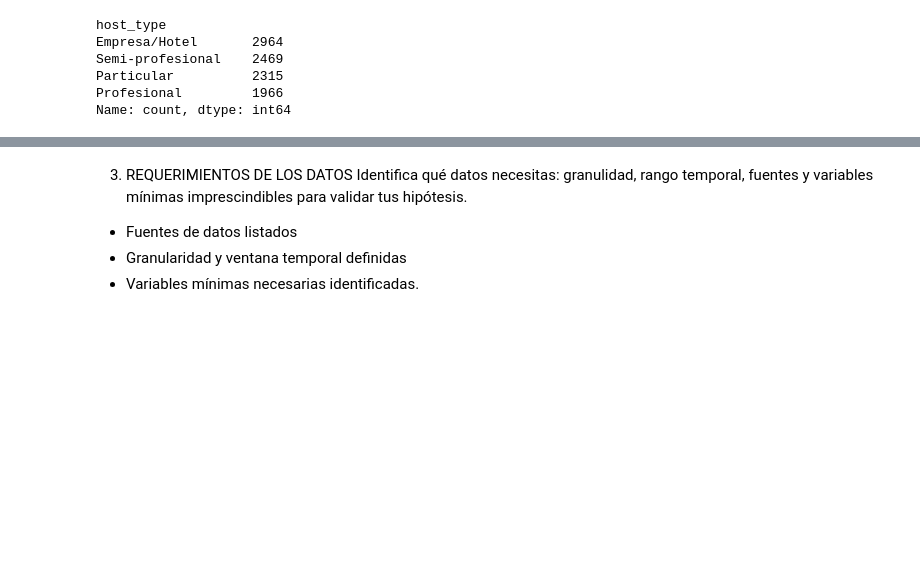
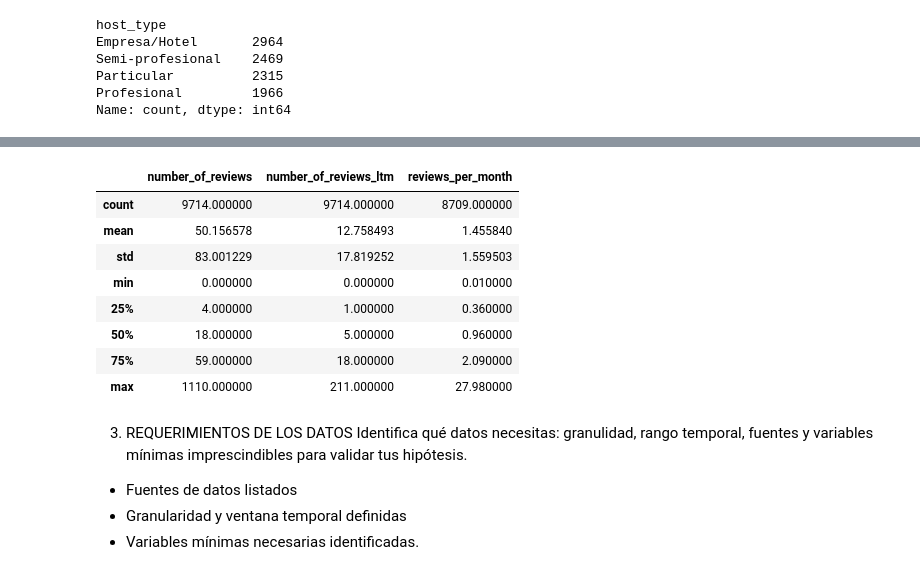
Before and after one commit to MHHsim/Proyect-Break-I, a Jupyter notebook: Fase_1_EDA.ipynb, the cells around one changed output, grey strips where cells are left out. Cells and saved outputs as stored; diff of their text form; code cells hidden in the pictures; blank space fills up the shorter version.

```diff
--- a/Fase_1_EDA.ipynb
+++ b/Fase_1_EDA.ipynb
@@ -150,3 +250,16 @@ Name: count, dtype: int64
+# %%
+# Tipos de reseñas
+df[["number_of_reviews", "number_of_reviews_ltm", "reviews_per_month"]].describe()
+# %% [output]
+|  | number_of_reviews | number_of_reviews_ltm | reviews_per_month |
+| count | 9714.000000 | 9714.000000 | 8709.000000 |
+| mean | 50.156578 | 12.758493 | 1.455840 |
+| std | 83.001229 | 17.819252 | 1.559503 |
+| min | 0.000000 | 0.000000 | 0.010000 |
+| 25% | 4.000000 | 1.000000 | 0.360000 |
+| 50% | 18.000000 | 5.000000 | 0.960000 |
+| 75% | 59.000000 | 18.000000 | 2.090000 |
+| max | 1110.000000 | 211.000000 | 27.980000 |
 # %%
 # HIPÓTESIS 2
 # JUSTIFICACION DE LA HIPÓTESIS
```
Also changed, not shown: parts of 8 cells of this notebook, 2 other files.
